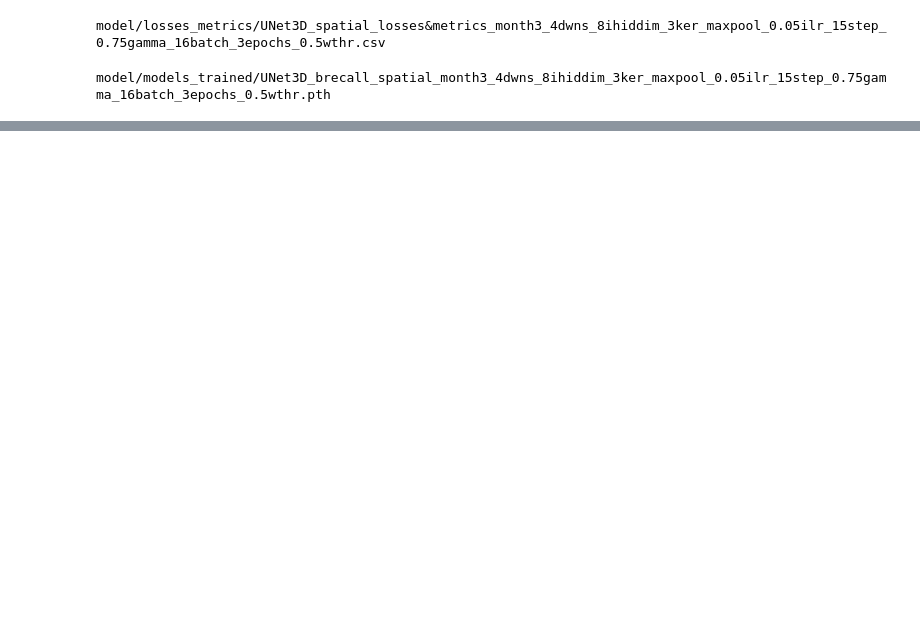
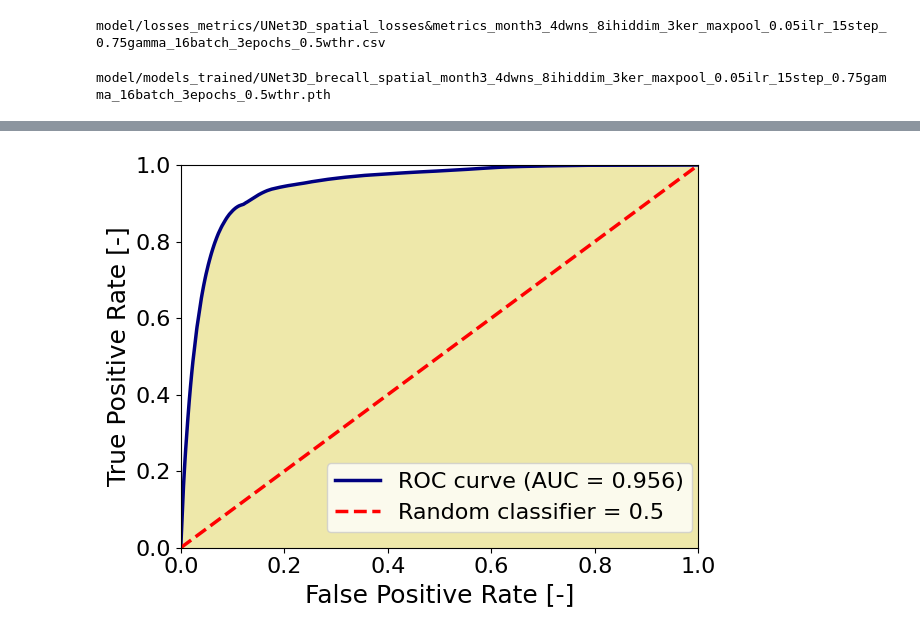
Before and after one commit to guin0x/aiaiaik-ramba, a Jupyter notebook: notebook.ipynb, the cells around one changed output, grey strips where cells are left out. Drawn from its saved outputs; the diff is of its cells as text; code cells hidden in the pictures; blank space fills up the shorter version.

```diff
--- a/notebook.ipynb
+++ b/notebook.ipynb
@@ -257,0 +267,4 @@ NameError: name 'single_roc_curve' is not defined
+# %%
+get_total_roc_curve(model_recall, test_set, device=device);
+# %% [output]
+[figure, added]
```
Also changed, not shown: parts of 13 cells of this notebook.
